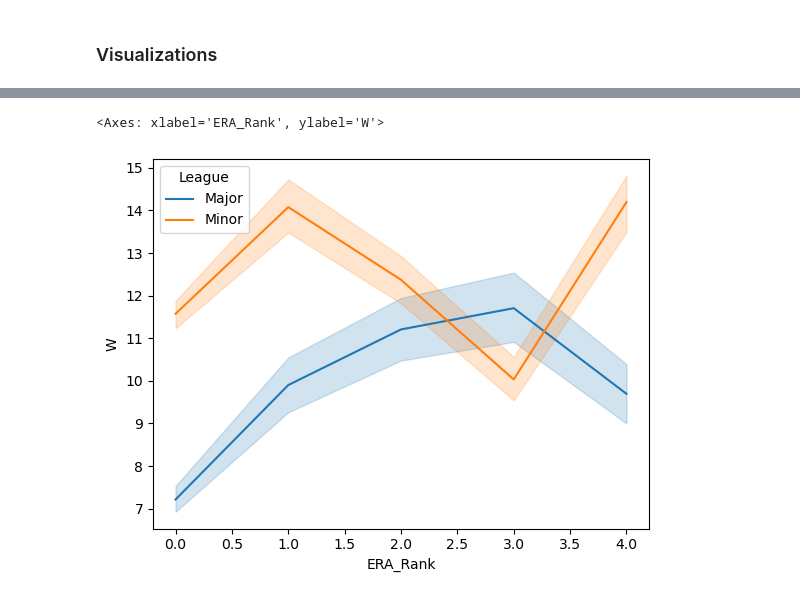
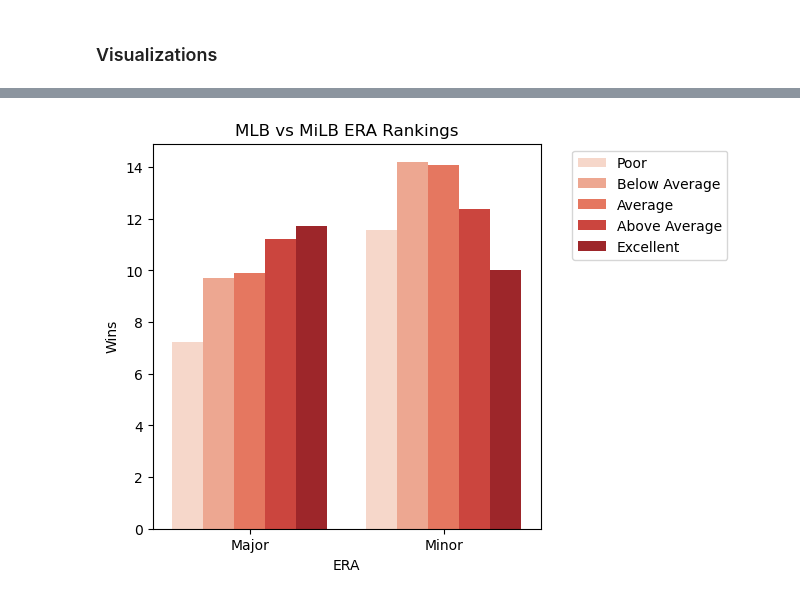
Before and after one commit to Kellyajara/MLB-MiLB-Classification, a Jupyter notebook: EDA .ipynb, the cells around one changed output, grey strips where cells are left out. Saved outputs shown, nothing was run; the diff lists cells and outputs as text; code cells hidden in the pictures.

```diff
--- a/EDA .ipynb
+++ b/EDA .ipynb
@@ -331,0 +335,17 @@ plt.show()
+# %%
+plt.figure(figsize=(5,5))
+ax = sns.barplot(data = Pitchers, x = 'League', y = 'W',hue = 'WHIP Rank', ci=None,  hue_order=hue_order,
+                palette = 'Blues')
+
+hue_order = ['Poor', 'Below Average', 'Average','Above Average', 'Excellent']
+
+
+ax.set_title('MLB vs MiLB Whip Rankings')
+ax.set_xlabel('WHIP')
+ax.set_ylabel('Wins')
+
+plt.yticks([0,2,4,6,8,10,12,14])
+
+plt.legend(loc='upper right', bbox_to_anchor = (1.5,1))
+
+plt.show()
@@ -332,5 +354,19 @@ plt.show()
 # %%
-sns.lineplot(data=Pitchers, x="ERA_Rank", y="W", hue="League")
+plt.figure(figsize=(5,5))
+ax = sns.barplot(data = Pitchers, x = 'League', y = 'W',hue = 'ERA Rank', ci=None,  hue_order=hue_order,
+                palette = 'Reds')
+
+hue_order = ['Poor', 'Below Average', 'Average','Above Average', 'Excellent']
+
+
+ax.set_title('MLB vs MiLB ERA Rankings')
+ax.set_xlabel('ERA')
+ax.set_ylabel('Wins')
+
+plt.yticks([0,2,4,6,8,10,12,14])
+
+plt.legend(loc='upper right', bbox_to_anchor = (1.5,1))
+
+plt.show()
 # %% [output]
-<Axes: xlabel='ERA_Rank', ylabel='W'>
-[figure, old version]
+[figure, new version]
```
Also changed, not shown: parts of 4 cells of this notebook, 2 other files.
